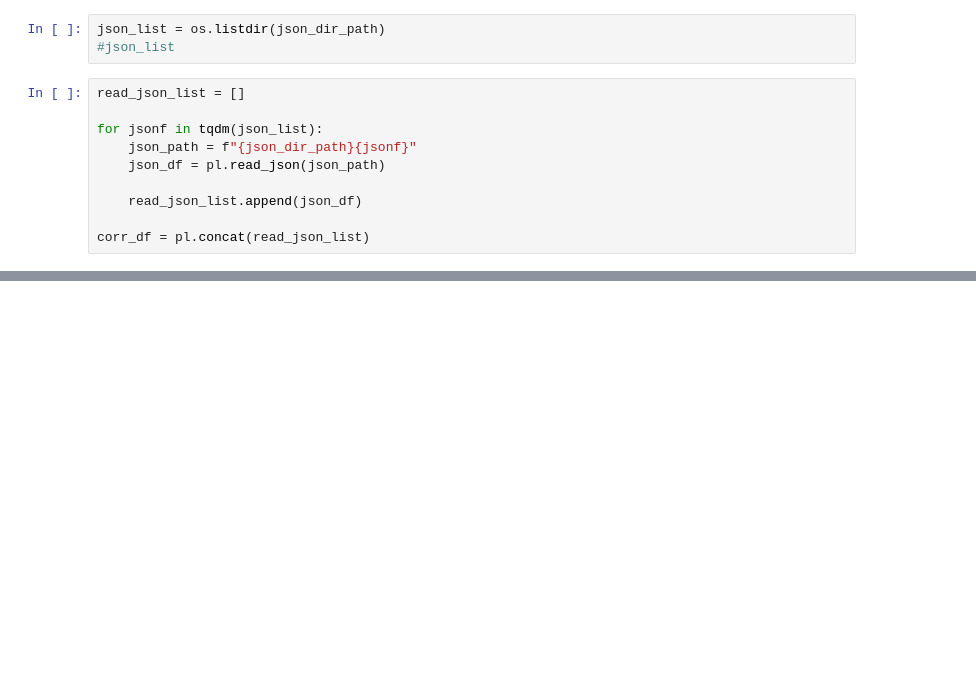
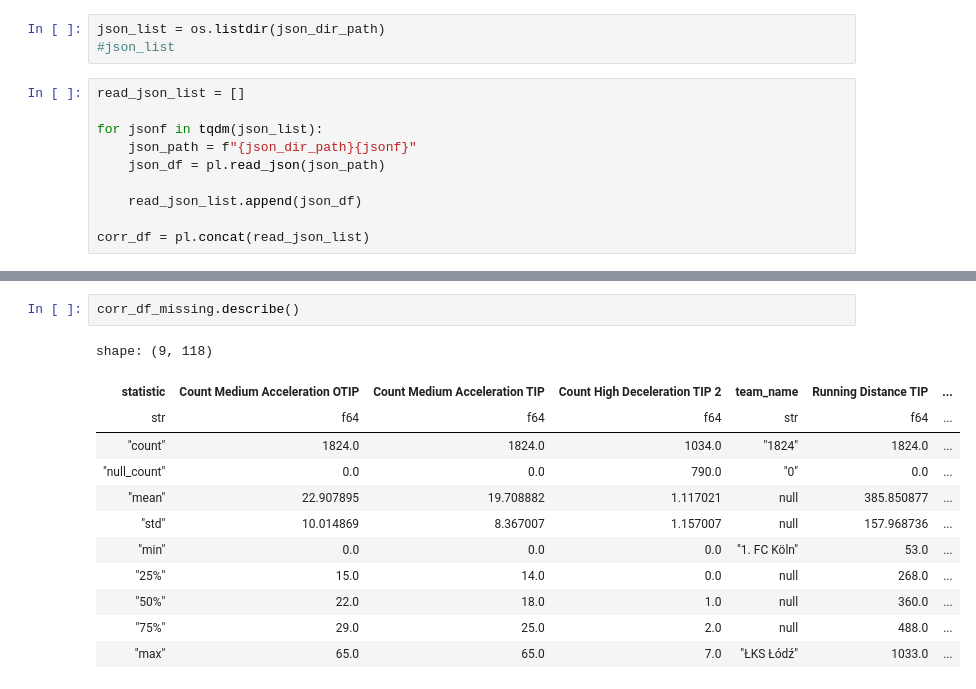
Before and after one commit to ihosten/internship_club_brugge, a Jupyter notebook: start_project/exploratory_analysis.ipynb, the cells around one changed output, grey strips where cells are left out. Saved outputs shown, nothing was run; the diff lists cells and outputs as text; blank space fills up the shorter version.

```diff
--- a/start_project/exploratory_analysis.ipynb
+++ b/start_project/exploratory_analysis.ipynb
@@ -140,0 +216,15 @@ pyg.walk(position_test_df)
+# %%
+corr_df_missing.describe()
+# %% [output]
+shape: (9, 118)
+| statistic | Count Medium Acceleration OTIP | Count Medium Acceleration TIP | Count High Deceleration TIP 2 | team_name | Running Distance TIP | ... |
+| str | f64 | f64 | f64 | str | f64 | ... |
+| "count" | 1824.0 | 1824.0 | 1034.0 | "1824" | 1824.0 | ... |
+| "null_count" | 0.0 | 0.0 | 790.0 | "0" | 0.0 | ... |
+| "mean" | 22.907895 | 19.708882 | 1.117021 | null | 385.850877 | ... |
+| "std" | 10.014869 | 8.367007 | 1.157007 | null | 157.968736 | ... |
+| "min" | 0.0 | 0.0 | 0.0 | "1. FC Köln" | 53.0 | ... |
+| "25%" | 15.0 | 14.0 | 0.0 | null | 268.0 | ... |
+| "50%" | 22.0 | 18.0 | 1.0 | null | 360.0 | ... |
+| "75%" | 29.0 | 25.0 | 2.0 | null | 488.0 | ... |
+| "max" | 65.0 | 65.0 | 7.0 | "ŁKS Łódź" | 1033.0 | ... |
```
Also changed, not shown: parts of 39 cells of this notebook.
